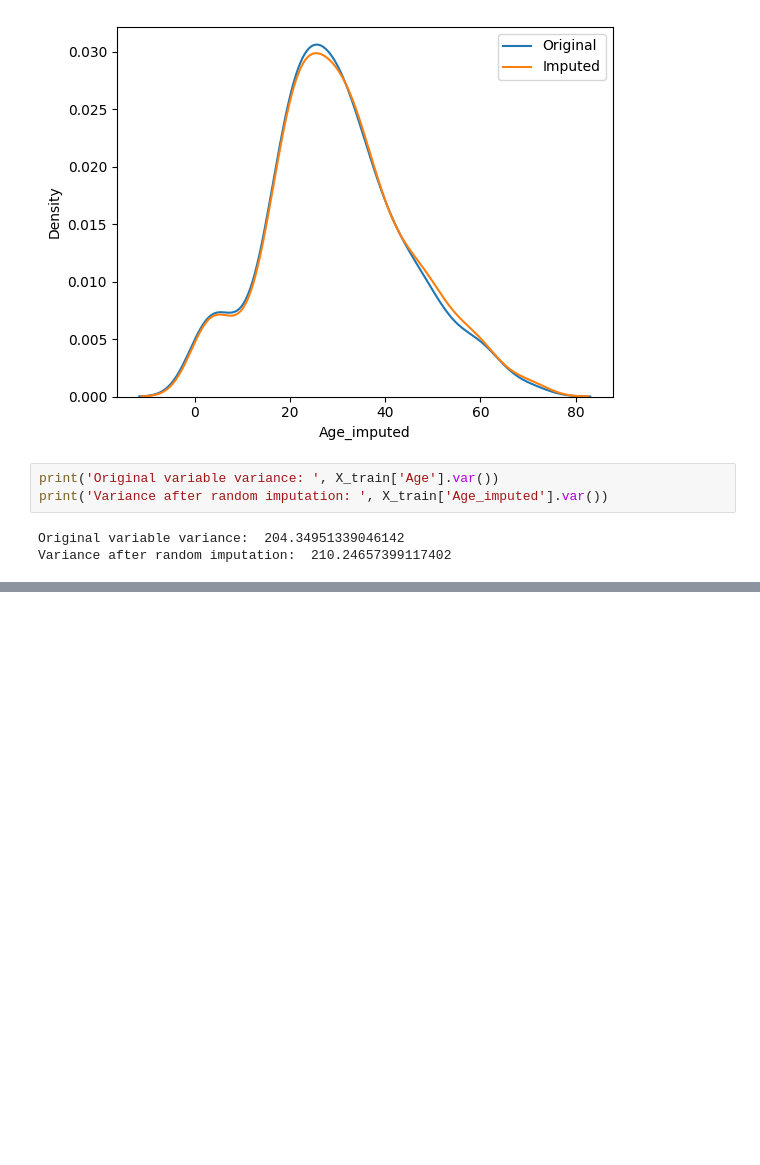
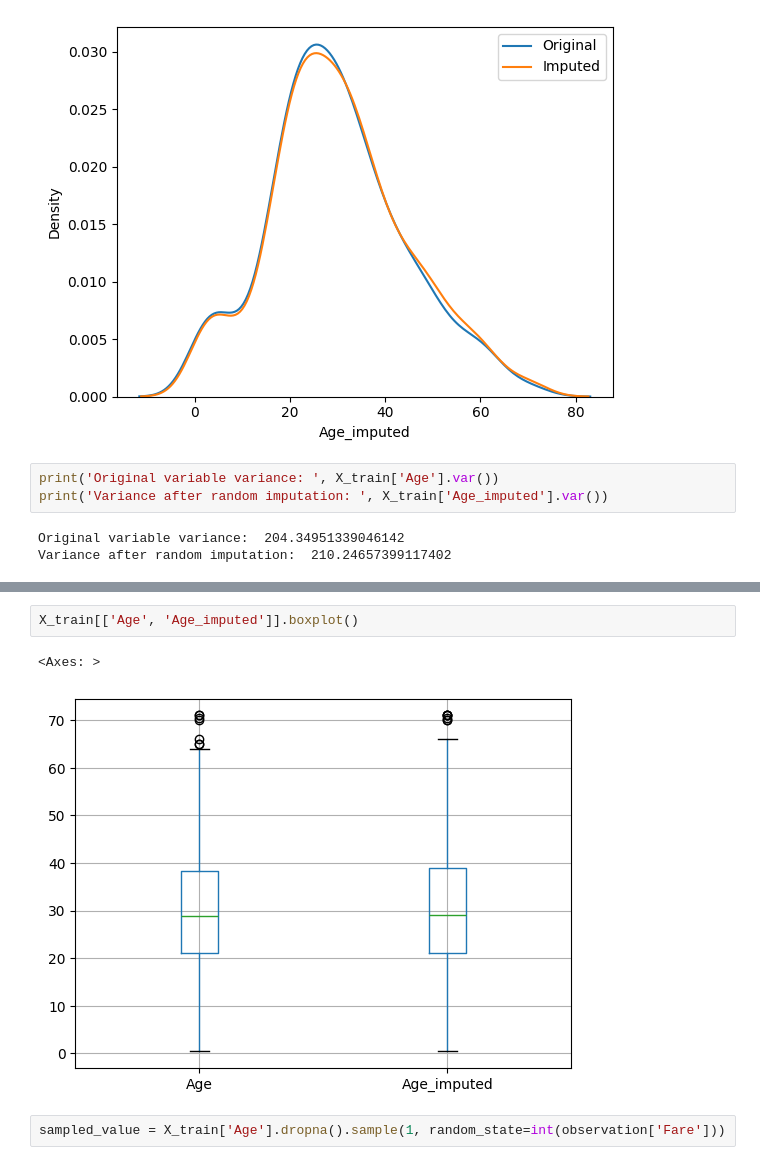
Before and after one commit to tmsachins/ML_Univariate_data_imput_Random, a Jupyter notebook: main_uni_random.ipynb, the cells around one changed output, grey strips where cells are left out. Drawn from its saved outputs; the diff is of its cells as text; blank space fills up the shorter version.

```diff
--- a/main_uni_random.ipynb
+++ b/main_uni_random.ipynb
@@ -153,0 +161,7 @@ Variance after random imputation:  210.24657399117402
+# %%
+X_train[['Age', 'Age_imputed']].boxplot()
+# %% [output]
+<Axes: >
+[figure, added]
+# %%
+sampled_value = X_train['Age'].dropna().sample(1, random_state=int(observation['Fare']))
```
Also changed, not shown: parts of 1 cell of this notebook.
